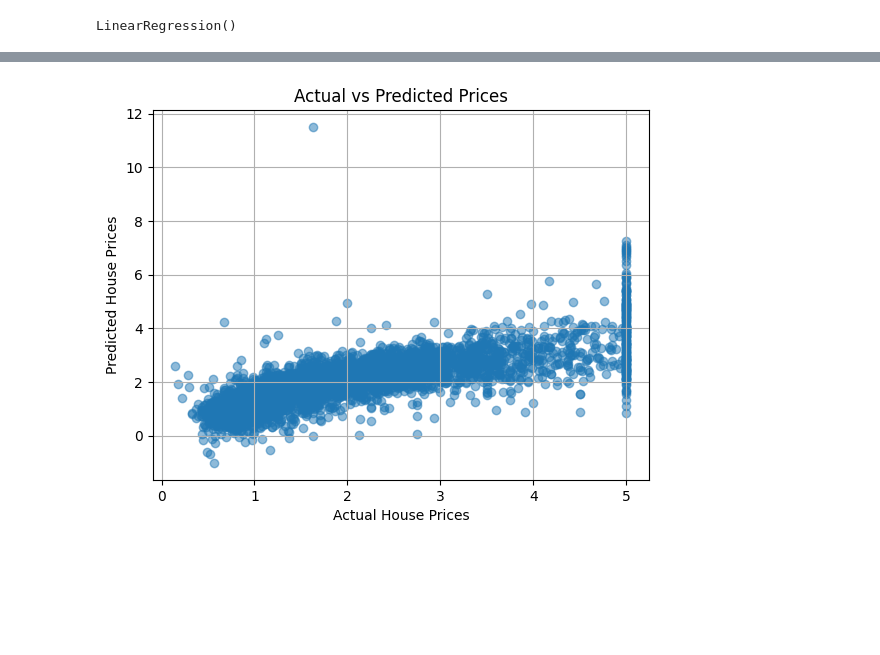
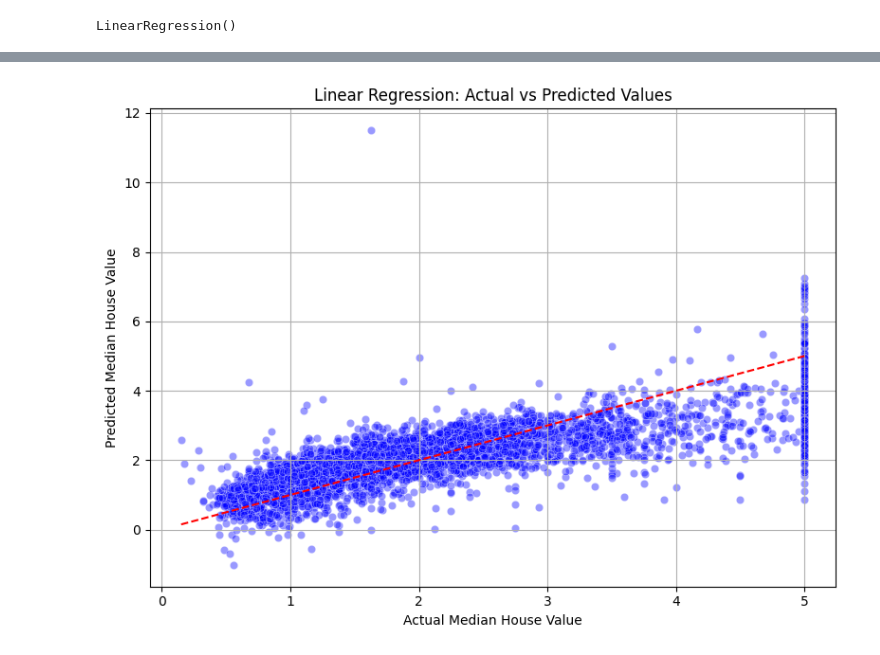
Before and after one commit to MeghnaSedhain/Machine-learning, a Jupyter notebook: Welcome_To_Colab.ipynb, the cells around one changed output, grey strips where cells are left out. Saved outputs shown, nothing was run; the diff lists cells and outputs as text; code cells hidden in the pictures; blank space fills up the shorter version.

```diff
--- a/Welcome_To_Colab.ipynb
+++ b/Welcome_To_Colab.ipynb
@@ -193,6 +194,6 @@ from sklearn.model_selection import train_test_split
 from sklearn.linear_model import LinearRegression
 from sklearn.metrics import mean_squared_error, r2_score
 # %%
-housing = fetch_california_housing()
-X = pd.DataFrame(housing.data, columns=housing.feature_names)
-y = housing.target
+housing_data = fetch_california_housing()
+X = pd.DataFrame(housing_data.data, columns=housing_data.feature_names)
+y = pd.Series(housing_data.target, name="MedHouseVal")
@@ -224,12 +218,12 @@ X_train, X_test, y_train, y_test = train_test_split(
     X, y, test_size=0.2, random_state=42
 )
 # %%
-model = LinearRegression()
-model.fit(X_train, y_train)
+lr_model = LinearRegression()
+lr_model.fit(X_train, y_train)
 # %% [output]
 LinearRegression()
 # %%
-y_pred = model.predict(X_test)
+y_pred = lr_model.predict(X_test)
 # %%
 mse = mean_squared_error(y_test, y_pred)
 r2 = r2_score(y_test, y_pred)
@@ -242,9 +255,12 @@ R² Score: 0.58
 # %%
-plt.scatter(y_test, y_pred, alpha=0.5)
-plt.xlabel("Actual House Prices")
-plt.ylabel("Predicted House Prices")
-plt.title("Actual vs Predicted Prices")
+plt.figure(figsize=(8, 6))
+sns.scatterplot(x=y_test, y=y_pred, alpha=0.4, color='blue')
+plt.plot([y.min(), y.max()], [y.min(), y.max()], 'r--')
+plt.xlabel("Actual Median House Value")
+plt.ylabel("Predicted Median House Value")
+plt.title("Linear Regression: Actual vs Predicted Values")
 plt.grid(True)
+plt.tight_layout()
 plt.show()
 # %% [output]
-[figure, old version]
+[figure, new version]
```
Also changed, not shown: parts of 7 cells of this notebook.
